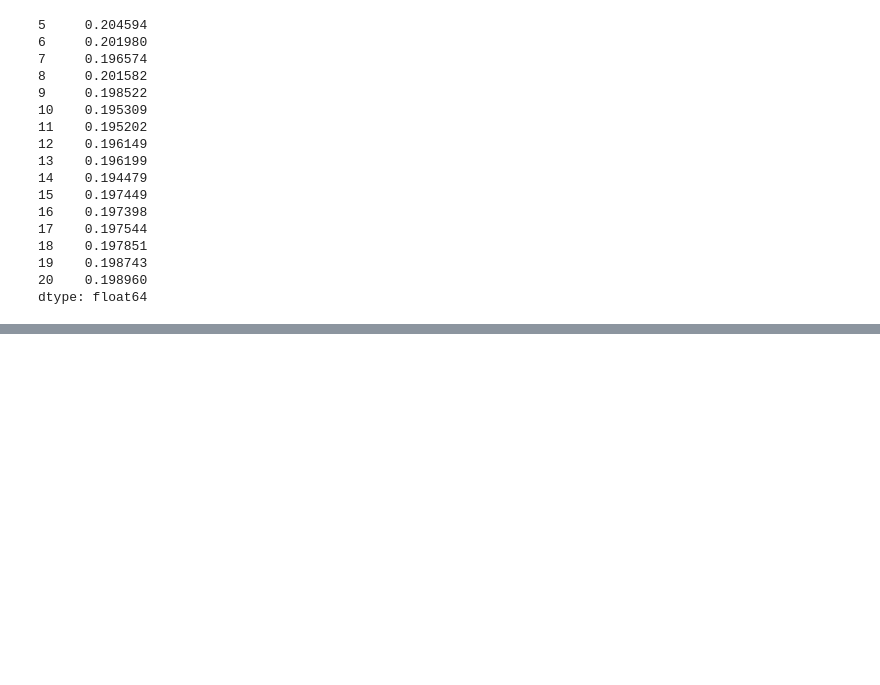
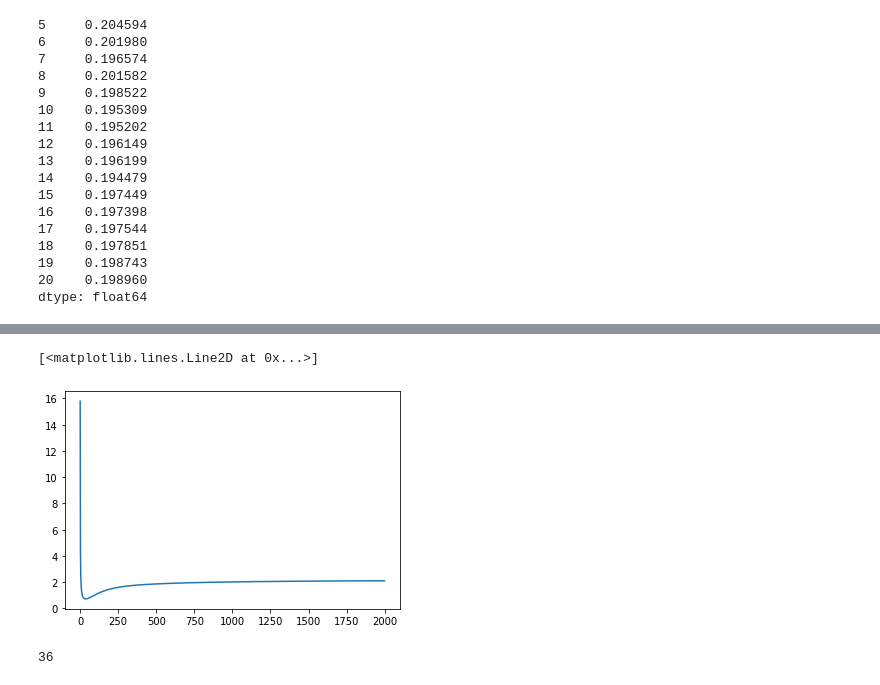
Before and after one commit to vivialprt/ISLR, a Jupyter notebook: Chapter7/Solution.ipynb, the cells around one changed output, grey strips where cells are left out. Cells and saved outputs as stored; diff of their text form; code cells hidden in the pictures; blank space fills up the shorter version.

```diff
--- a/Chapter7/Solution.ipynb
+++ b/Chapter7/Solution.ipynb
@@ -601,0 +808,26 @@ Generalized Linear Model Regression Results
+# %%
+np.random.seed(1)
+size = 100
+p = 101
+X = np.empty([p, size], dtype=float)
+
+for i in range(p):
+    if i == 0:
+        X[i] = np.ones([size,], dtype=float)
+    else:
+        X[i] = np.random.normal(size=size)
+X = X.T
+y = np.random.normal(size=size)
+# %%
+%%time
+iters = 2000
+coefs = np.empty((iters, p), dtype=float)
+b = np.ones([p,], dtype=float)
+
+for i in range(iters):
+    for j in range(1, p):
+        response = y - np.dot(X, b) + b[j] * X[:, j]
+        model = sm.OLS(response, sm.add_constant(X[:, j])).fit()
+        b[0] = model.params[0]
+        b[j] = model.params[1]
+    coefs[i] = b
@@ -601,0 +858,13 @@ Generalized Linear Model Regression Results
+# %%
+mse = []
+for coef in coefs:
+    mse.append(mean_squared_error(y, np.dot(X, coef)))
+# %%
+plt.plot(np.arange(iters), mse)
+# %% [output]
+[<matplotlib.lines.Line2D at 0x...>]
+[figure, added]
+# %%
+np.argmin(mse)
+# %% [output]
+36
```
Also changed, not shown: parts of 35 cells of this notebook.
